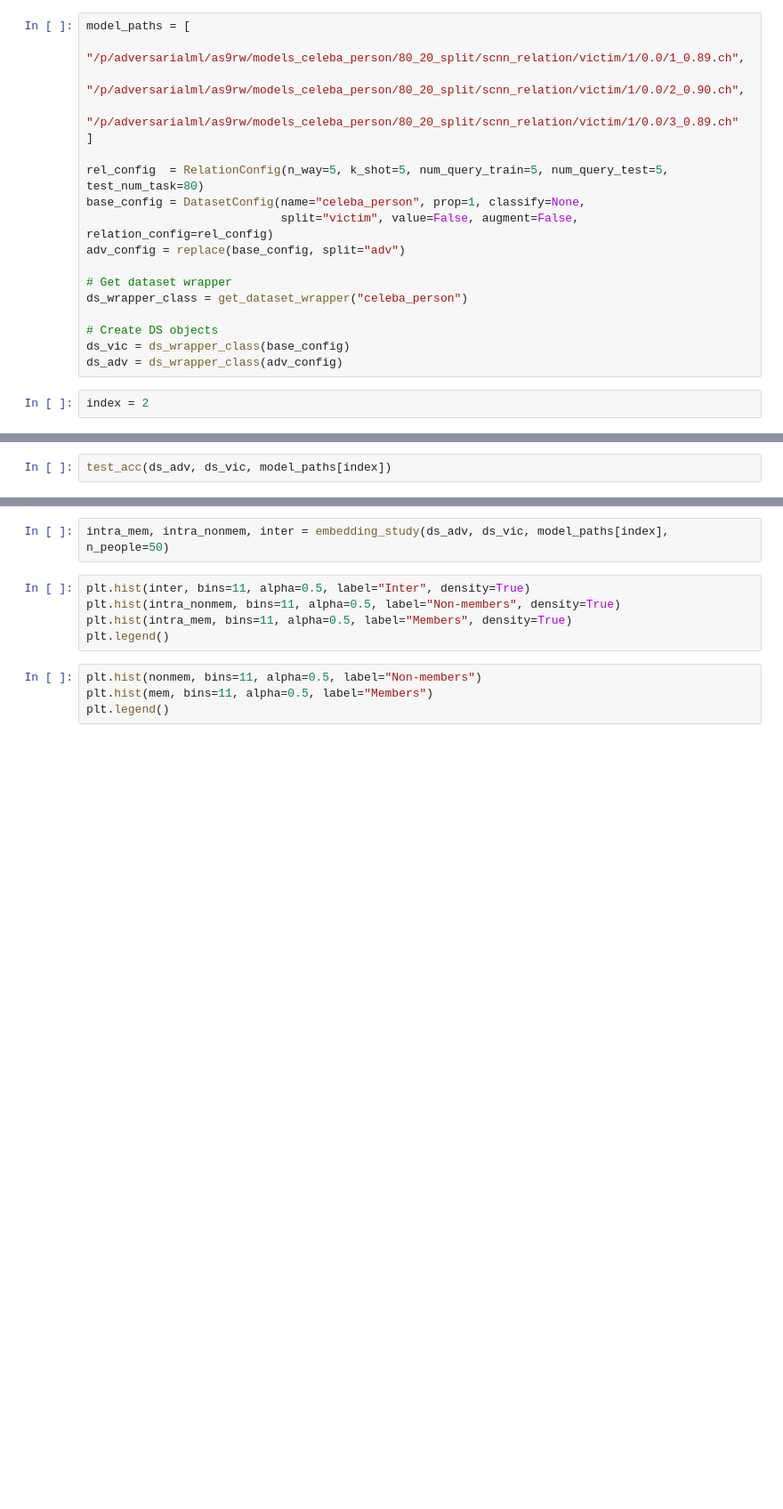
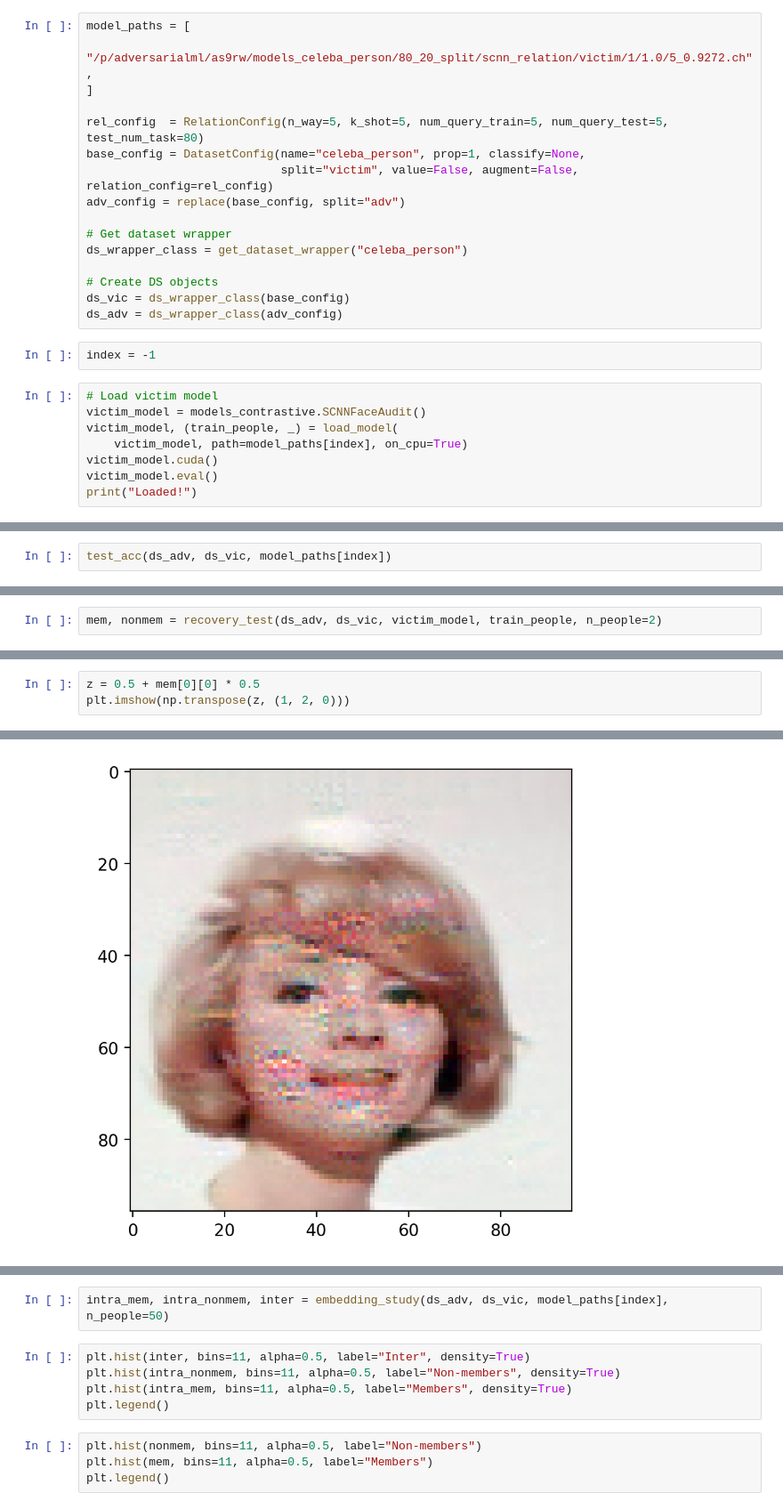
Before and after one commit to iamgroot42/propertyinference, a Jupyter notebook: experiments/latent_explore.ipynb, the cells around one changed output, grey strips where cells are left out. Shown: that part at 89% size. Saved outputs shown, nothing was run; the diff lists cells and outputs as text; blank space fills up the shorter version.

```diff
--- a/experiments/latent_explore.ipynb
+++ b/experiments/latent_explore.ipynb
@@ -512,9 +710,7 @@ def test_acc(ds_adv, ds_vic, victim_model_path):
     return loss, acc.item()
 # %%
 model_paths = [
-    "/p/adversarialml/as9rw/models_celeba_person/80_20_split/scnn_relation/victim/1/0.0/1_0.89.ch",
-    "/p/adversarialml/as9rw/models_celeba_person/80_20_split/scnn_relation/victim/1/0.0/2_0.90.ch",
-    "/p/adversarialml/as9rw/models_celeba_person/80_20_split/scnn_relation/victim/1/0.0/3_0.89.ch"
+    "/p/adversarialml/as9rw/models_celeba_person/80_20_split/scnn_relation/victim/1/1.0/5_0.9272.ch",
 ]
 
 rel_config  = RelationConfig(n_way=5, k_shot=5, num_query_train=5, num_query_test=5, test_num_task=80)
@@ -529,4 +725,12 @@ ds_wrapper_class = get_dataset_wrapper("celeba_person")
 ds_vic = ds_wrapper_class(base_config)
 ds_adv = ds_wrapper_class(adv_config)
 # %%
-index = 2
+index = -1
+# %%
+# Load victim model
+victim_model = models_contrastive.SCNNFaceAudit()
+victim_model, (train_people, _) = load_model(
+    victim_model, path=model_paths[index], on_cpu=True)
+victim_model.cuda()
+victim_model.eval()
+print("Loaded!")
@@ -534,0 +792,2 @@ test_acc(ds_adv, ds_vic, model_paths[index])
+# %%
+mem, nonmem = recovery_test(ds_adv, ds_vic, victim_model, train_people, n_people=2)
@@ -534,0 +799,4 @@ test_acc(ds_adv, ds_vic, model_paths[index])
+# %%
+z = 0.5 + mem[0][0] * 0.5
+plt.imshow(np.transpose(z, (1, 2, 0)))
+# %% [output]
@@ -535 +804,2 @@ test_acc(ds_adv, ds_vic, model_paths[index])
+[figure, added]
 # %%
```
Also changed, not shown: parts of 32 cells of this notebook, 29 other files.
